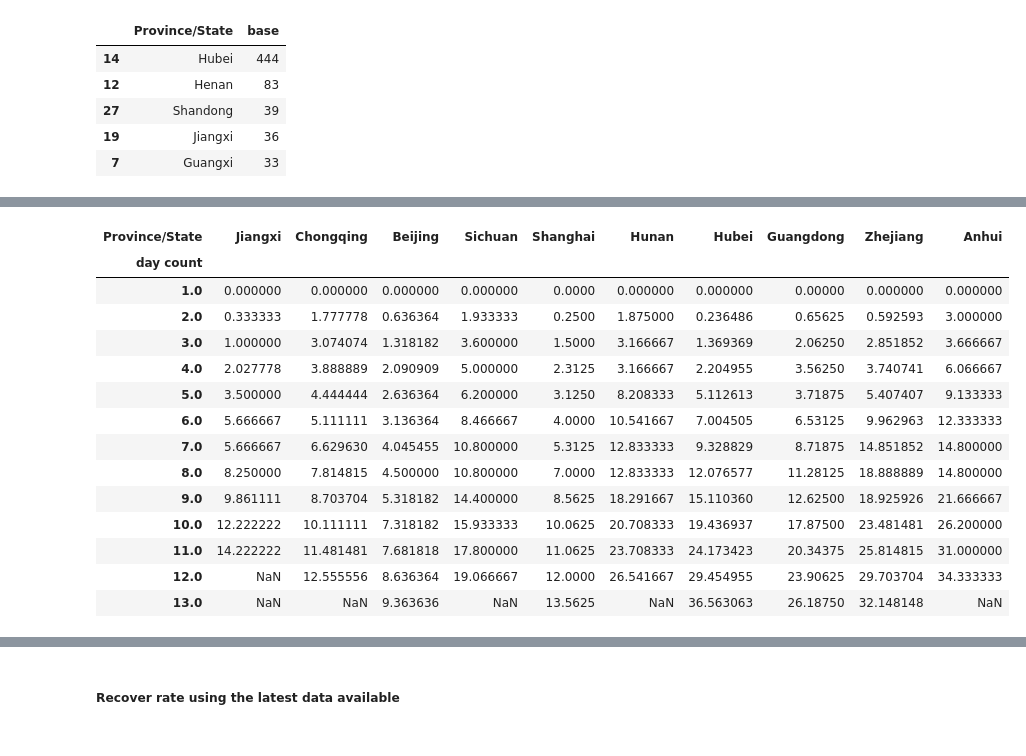
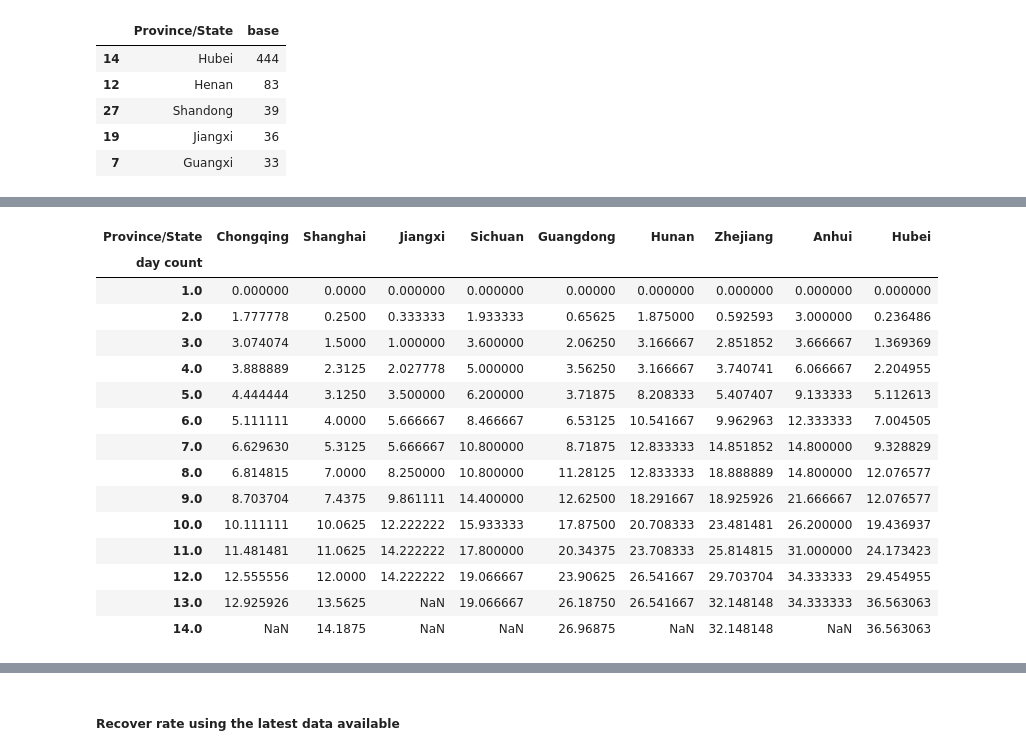
Before and after one commit to deeplaunch/Experiments, a Jupyter notebook: nCoV/Novel Coronavirus Spread.ipynb, the cells around one changed output, grey strips where cells are left out. Saved outputs shown, nothing was run; the diff lists cells and outputs as text; code cells hidden in the pictures.

```diff
--- a/nCoV/Novel Coronavirus Spread.ipynb
+++ b/nCoV/Novel Coronavirus Spread.ipynb
@@ -295,22 +307,21 @@ Index(['Vietnam', 'South Korea', 'Germany', 'Malaysia', 'Taiwan', 'Japan',
       dtype='object', name='Province/State')
 # %%
 # the following provinces/states have the highest cumulative growth
-cmlt_growth_df[['Jiangxi', 'Chongqing',
-       'Beijing', 'Sichuan', 'Shanghai', 'Hunan', 'Hubei', 'Guangdong',
-       'Zhejiang', 'Anhui']]
+cmlt_growth_df[['Chongqing', 'Shanghai', 'Jiangxi', 'Sichuan', 'Guangdong', 'Hunan','Zhejiang', 'Anhui', 'Hubei']]
 # %% [output]
-| Province/State | Jiangxi | Chongqing | Beijing | Sichuan | Shanghai | Hunan | Hubei | Guangdong | Zhejiang | Anhui |
-| day count |  |  |  |  |  |  |  |  |  |  |
-| 1.0 | 0.000000 | 0.000000 | 0.000000 | 0.000000 | 0.0000 | 0.000000 | 0.000000 | 0.00000 | 0.000000 | 0.000000 |
-| 2.0 | 0.333333 | 1.777778 | 0.636364 | 1.933333 | 0.2500 | 1.875000 | 0.236486 | 0.65625 | 0.592593 | 3.000000 |
-| 3.0 | 1.000000 | 3.074074 | 1.318182 | 3.600000 | 1.5000 | 3.166667 | 1.369369 | 2.06250 | 2.851852 | 3.666667 |
-| 4.0 | 2.027778 | 3.888889 | 2.090909 | 5.000000 | 2.3125 | 3.166667 | 2.204955 | 3.56250 | 3.740741 | 6.066667 |
-| 5.0 | 3.500000 | 4.444444 | 2.636364 | 6.200000 | 3.1250 | 8.208333 | 5.112613 | 3.71875 | 5.407407 | 9.133333 |
-| 6.0 | 5.666667 | 5.111111 | 3.136364 | 8.466667 | 4.0000 | 10.541667 | 7.004505 | 6.53125 | 9.962963 | 12.333333 |
-| 7.0 | 5.666667 | 6.629630 | 4.045455 | 10.800000 | 5.3125 | 12.833333 | 9.328829 | 8.71875 | 14.851852 | 14.800000 |
-| 8.0 | 8.250000 | 7.814815 | 4.500000 | 10.800000 | 7.0000 | 12.833333 | 12.076577 | 11.28125 | 18.888889 | 14.800000 |
-| 9.0 | 9.861111 | 8.703704 | 5.318182 | 14.400000 | 8.5625 | 18.291667 | 15.110360 | 12.62500 | 18.925926 | 21.666667 |
-| 10.0 | 12.222222 | 10.111111 | 7.318182 | 15.933333 | 10.0625 | 20.708333 | 19.436937 | 17.87500 | 23.481481 | 26.200000 |
-| 11.0 | 14.222222 | 11.481481 | 7.681818 | 17.800000 | 11.0625 | 23.708333 | 24.173423 | 20.34375 | 25.814815 | 31.000000 |
-| 12.0 | NaN | 12.555556 | 8.636364 | 19.066667 | 12.0000 | 26.541667 | 29.454955 | 23.90625 | 29.703704 | 34.333333 |
-| 13.0 | NaN | NaN | 9.363636 | NaN | 13.5625 | NaN | 36.563063 | 26.18750 | 32.148148 | NaN |
+| Province/State | Chongqing | Shanghai | Jiangxi | Sichuan | Guangdong | Hunan | Zhejiang | Anhui | Hubei |
+| day count |  |  |  |  |  |  |  |  |  |
+| 1.0 | 0.000000 | 0.0000 | 0.000000 | 0.000000 | 0.00000 | 0.000000 | 0.000000 | 0.000000 | 0.000000 |
+| 2.0 | 1.777778 | 0.2500 | 0.333333 | 1.933333 | 0.65625 | 1.875000 | 0.592593 | 3.000000 | 0.236486 |
+| 3.0 | 3.074074 | 1.5000 | 1.000000 | 3.600000 | 2.06250 | 3.166667 | 2.851852 | 3.666667 | 1.369369 |
+| 4.0 | 3.888889 | 2.3125 | 2.027778 | 5.000000 | 3.56250 | 3.166667 | 3.740741 | 6.066667 | 2.204955 |
+| 5.0 | 4.444444 | 3.1250 | 3.500000 | 6.200000 | 3.71875 | 8.208333 | 5.407407 | 9.133333 | 5.112613 |
+| 6.0 | 5.111111 | 4.0000 | 5.666667 | 8.466667 | 6.53125 | 10.541667 | 9.962963 | 12.333333 | 7.004505 |
+| 7.0 | 6.629630 | 5.3125 | 5.666667 | 10.800000 | 8.71875 | 12.833333 | 14.851852 | 14.800000 | 9.328829 |
+| 8.0 | 6.814815 | 7.0000 | 8.250000 | 10.800000 | 11.28125 | 12.833333 | 18.888889 | 14.800000 | 12.076577 |
+| 9.0 | 8.703704 | 7.4375 | 9.861111 | 14.400000 | 12.62500 | 18.291667 | 18.925926 | 21.666667 | 12.076577 |
+| 10.0 | 10.111111 | 10.0625 | 12.222222 | 15.933333 | 17.87500 | 20.708333 | 23.481481 | 26.200000 | 19.436937 |
+| 11.0 | 11.481481 | 11.0625 | 14.222222 | 17.800000 | 20.34375 | 23.708333 | 25.814815 | 31.000000 | 24.173423 |
+| 12.0 | 12.555556 | 12.0000 | 14.222222 | 19.066667 | 23.90625 | 26.541667 | 29.703704 | 34.333333 | 29.454955 |
+| 13.0 | 12.925926 | 13.5625 | NaN | 19.066667 | 26.18750 | 26.541667 | 32.148148 | 34.333333 | 36.563063 |
+| 14.0 | NaN | 14.1875 | NaN | NaN | 26.96875 | NaN | 32.148148 | NaN | 36.563063 |
```
Also changed, not shown: parts of 51 cells of this notebook.
